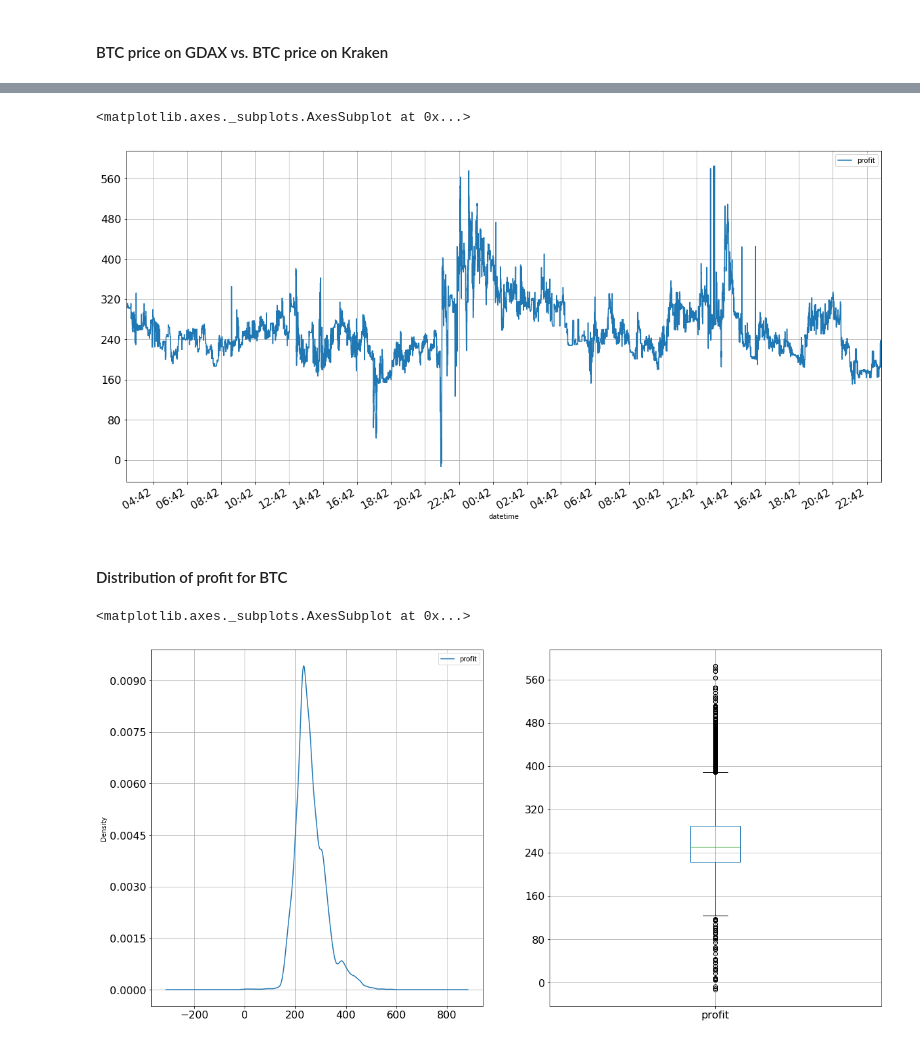
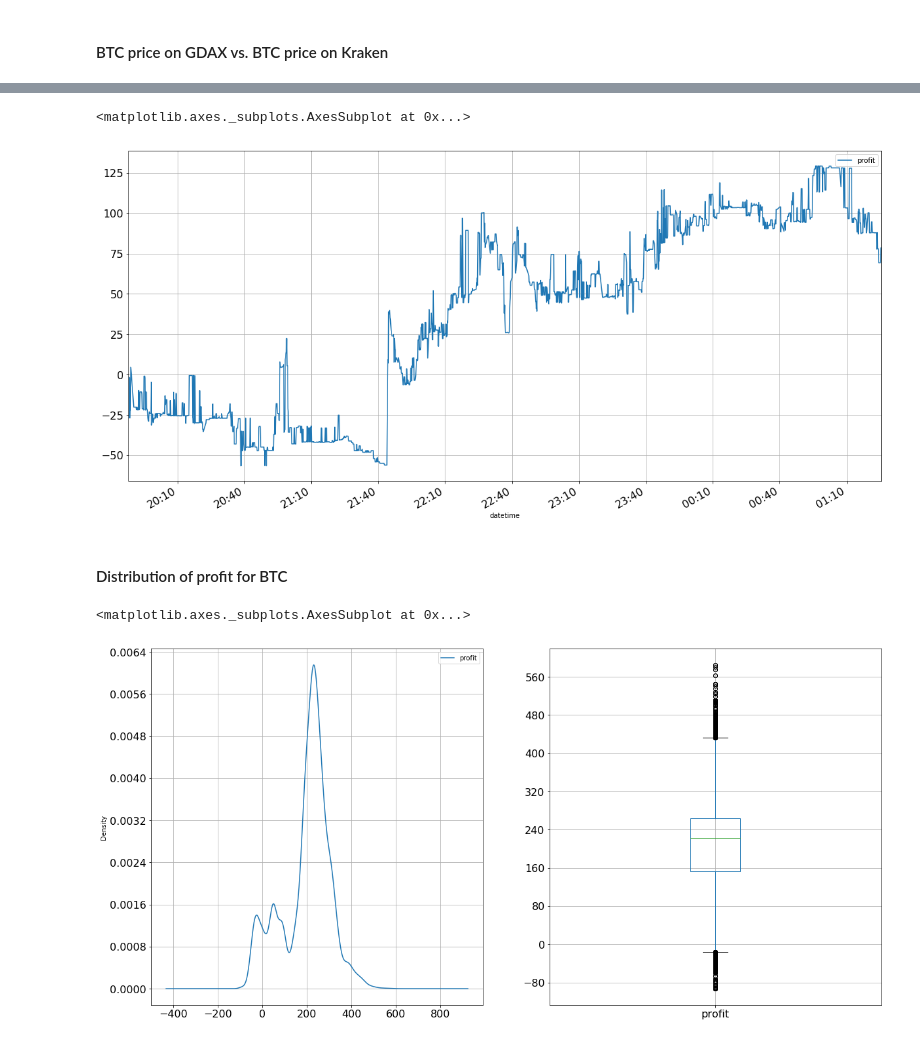
Before and after one commit to brunneis/rbitrage, a Jupyter notebook: arbitrage_analysis.ipynb, the cells around one changed output, grey strips where cells are left out. Cells and saved outputs as stored; diff of their text form; code cells hidden in the pictures.

```diff
--- a/arbitrage_analysis.ipynb
+++ b/arbitrage_analysis.ipynb
@@ -13,7 +13,7 @@ mpl.rcParams['xtick.labelsize'] = 16
 mpl.rcParams['ytick.labelsize'] = 16
 
 def fixy(ax):
-    ax.xaxis.set_major_locator(mdates.MinuteLocator(interval=120))
+    ax.xaxis.set_major_locator(mdates.MinuteLocator(interval=30))
     ax.xaxis.set_major_formatter(mdates.DateFormatter('%H:%M'))
     return ax
 
@@ -24,7 +24,7 @@ def fixx(ax):
 def get_csv_url(curr1, curr2, date):
     return f"https://egr.brunneis.com/0142c2a2f13c78e9b34ad89c5166c24d7308886a4868ee72d45d5f0d7d8f4d8a/{curr1}{curr2}/{curr1}{curr2}_{date}.csv"
 # %%
-dates=['03122017','04122017']
+dates=['03122017','04122017','05122017','06122017']
 # %% [markdown]
 ## LTC arbitrage
 # %%
@@ -113,8 +113,8 @@ fixy(fixx(df_btc.plot(kind='line', x='datetime', y=['gdax', 'kraken'], figsize=(
 # %%
-fixy(fixx(df_btc.plot(kind='line', x='datetime', y='profit', figsize=(20,10), grid=True)))
+fixy(fixx(df_btc[-2000:].plot(kind='line', x='datetime', y='profit', figsize=(20,10), grid=True)))
 # %% [output]
 <matplotlib.axes._subplots.AxesSubplot at 0x...>
-[figure, old version]
+[figure, new version]
 # %% [markdown]
 #### Distribution of profit for BTC
 # %%
@@ -123,4 +123,4 @@ fixx(df_btc.plot(kind='density', y='profit', ax=axes[0], grid=True))
 fixx(df_btc.plot(kind='box', y='profit', ax=axes[1], grid=True))
 # %% [output]
 <matplotlib.axes._subplots.AxesSubplot at 0x...>
-[figure, old version]
+[figure, new version]
```
Also changed, not shown: parts of 10 cells of this notebook, 1 other file.
